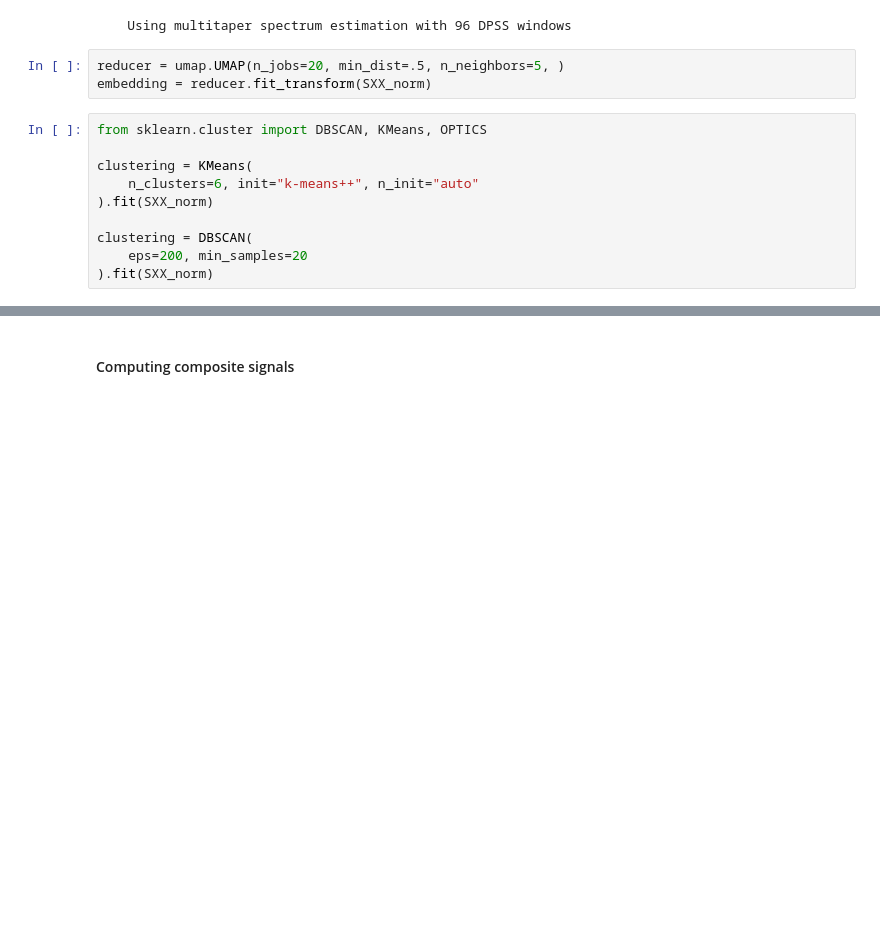
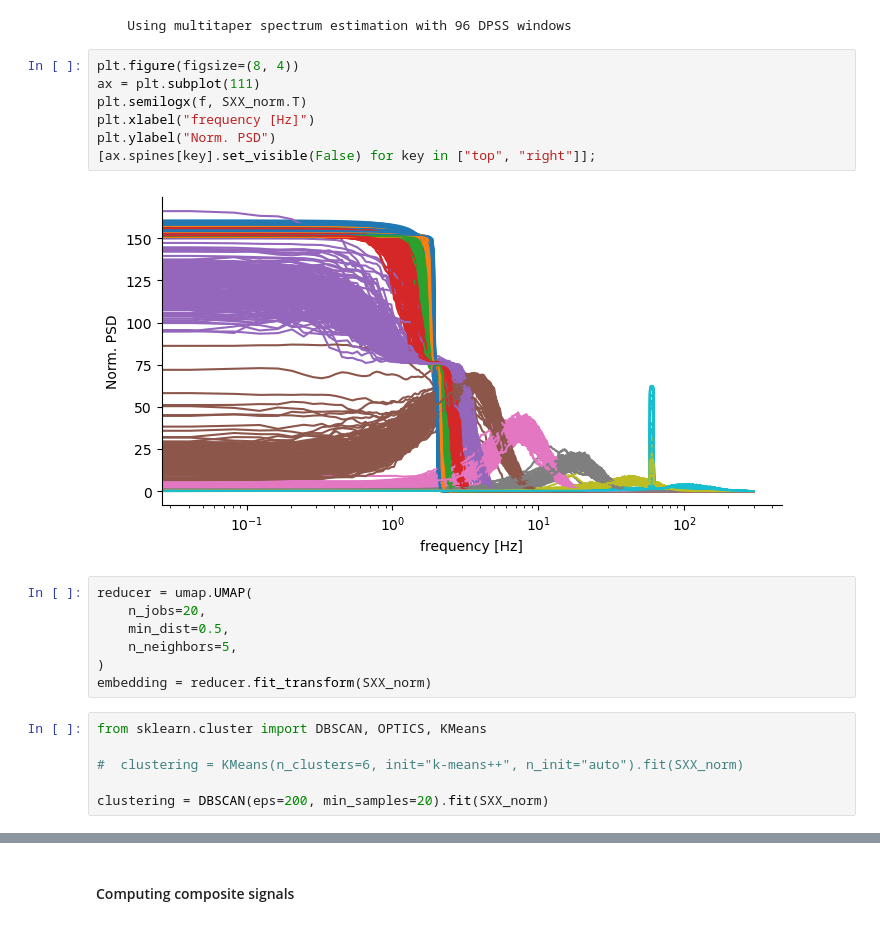
Before and after one commit to ViniciusLima94/vanderbilt, a Jupyter notebook: notebooks/2_Empirical_Mode_Decomposition.ipynb, the cells around one changed output, grey strips where cells are left out. Cells and saved outputs as stored; diff of their text form; blank space fills up the shorter version.

```diff
--- a/notebooks/2_Empirical_Mode_Decomposition.ipynb
+++ b/notebooks/2_Empirical_Mode_Decomposition.ipynb
@@ -200,19 +353,28 @@ SXX, f = psd_array_multitaper(
 SXX_norm = SXX / SXX.mean(1)[:, None]
 # %% [output]
     Using multitaper spectrum estimation with 96 DPSS windows
+# %%
+plt.figure(figsize=(8, 4))
+ax = plt.subplot(111)
+plt.semilogx(f, SXX_norm.T)
+plt.xlabel("frequency [Hz]")
+plt.ylabel("Norm. PSD")
+[ax.spines[key].set_visible(False) for key in ["top", "right"]];
+# %% [output]
+[figure, added]
 # %%
-reducer = umap.UMAP(n_jobs=20, min_dist=.5, n_neighbors=5, )
+reducer = umap.UMAP(
+    n_jobs=20,
+    min_dist=0.5,
+    n_neighbors=5,
+)
 embedding = reducer.fit_transform(SXX_norm)
 # %%
-from sklearn.cluster import DBSCAN, KMeans, OPTICS
+from sklearn.cluster import DBSCAN, OPTICS, KMeans
 
-clustering = KMeans(
-    n_clusters=6, init="k-means++", n_init="auto"
-).fit(SXX_norm)
+#  clustering = KMeans(n_clusters=6, init="k-means++", n_init="auto").fit(SXX_norm)
 
-clustering = DBSCAN(
-    eps=200, min_samples=20
-).fit(SXX_norm)
+clustering = DBSCAN(eps=200, min_samples=20).fit(SXX_norm)
 # %%
 clustering.labels_
 # %% [output]
```
Also changed, not shown: parts of 30 cells of this notebook, 6 other files.
